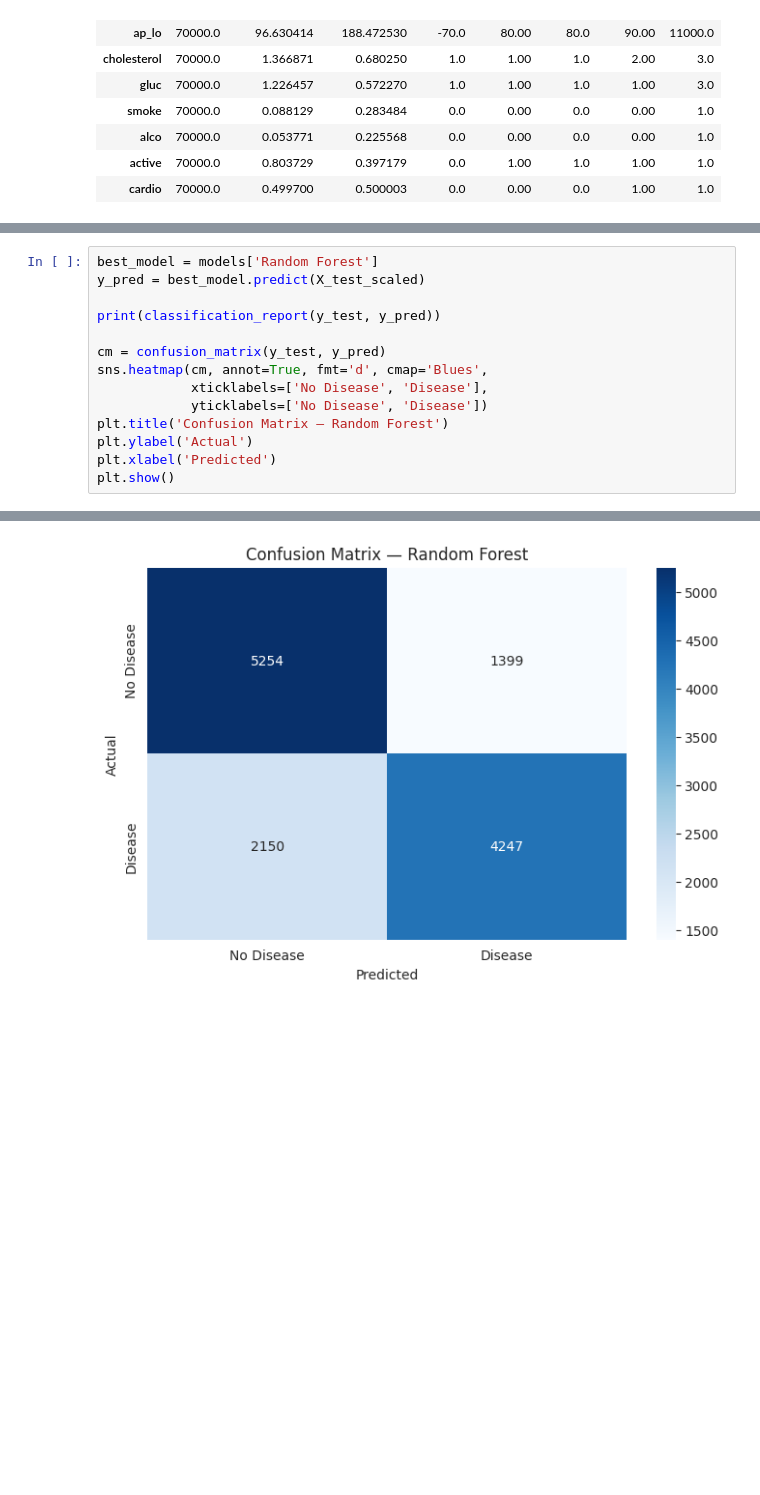
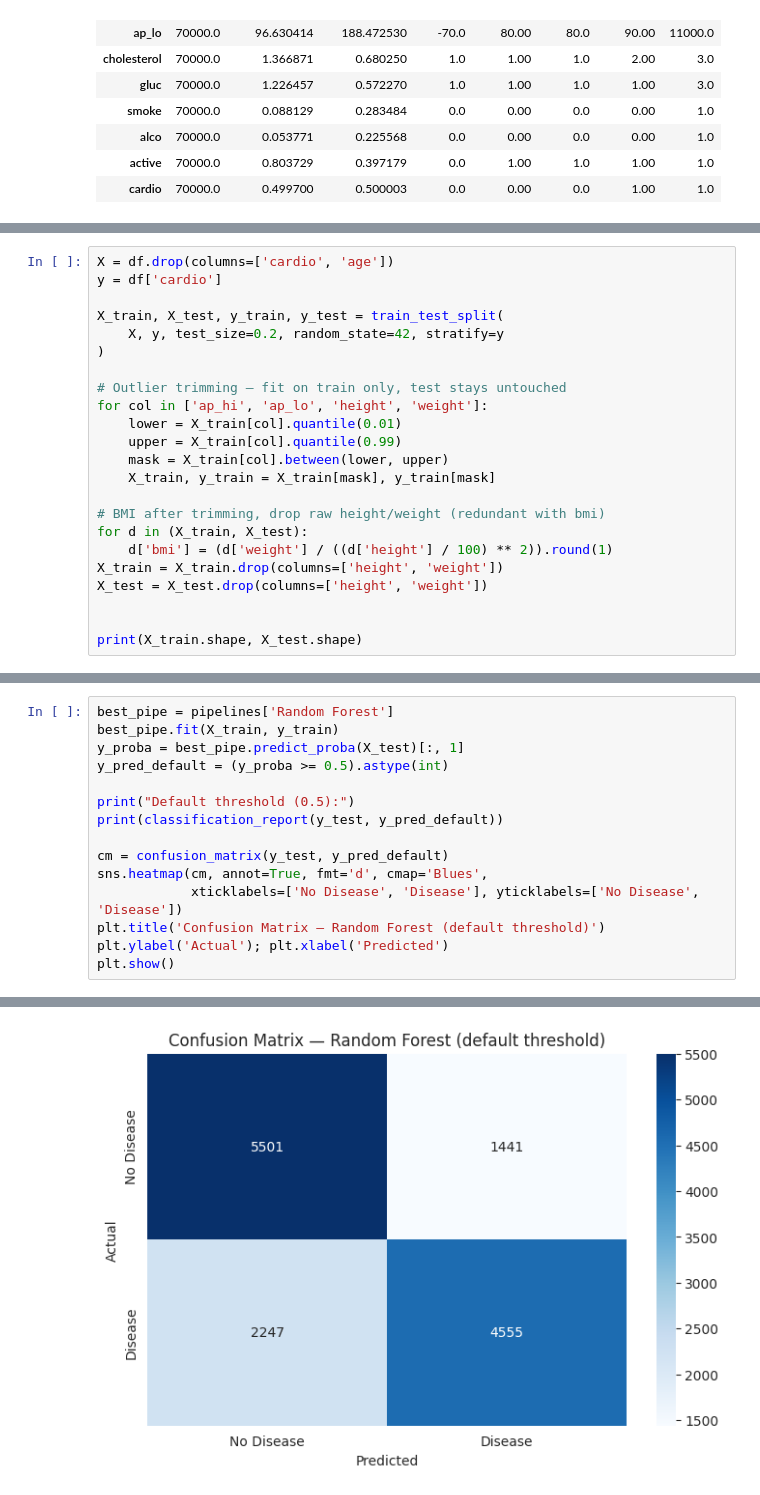
Before and after one commit to Amsulakshmi/cardiovascular-disease-prediction, a Jupyter notebook: Cardiovascular-disease-prediction.ipynb, the cells around one changed output, grey strips where cells are left out. Cells and saved outputs as stored; diff of their text form; blank space fills up the shorter version.

```diff
--- a/Cardiovascular-disease-prediction.ipynb
+++ b/Cardiovascular-disease-prediction.ipynb
@@ -235,0 +213,23 @@ Random Forest: Accuracy = 0.7280, ROC-AUC = 0.7958
+# %%
+X = df.drop(columns=['cardio', 'age'])
+y = df['cardio']
+
+X_train, X_test, y_train, y_test = train_test_split(
+    X, y, test_size=0.2, random_state=42, stratify=y
+)
+
+# Outlier trimming — fit on train only, test stays untouched
+for col in ['ap_hi', 'ap_lo', 'height', 'weight']:
+    lower = X_train[col].quantile(0.01)
+    upper = X_train[col].quantile(0.99)
+    mask = X_train[col].between(lower, upper)
+    X_train, y_train = X_train[mask], y_train[mask]
+
+# BMI after trimming, drop raw height/weight (redundant with bmi)
+for d in (X_train, X_test):
+    d['bmi'] = (d['weight'] / ((d['height'] / 100) ** 2)).round(1)
+X_train = X_train.drop(columns=['height', 'weight'])
+X_test = X_test.drop(columns=['height', 'weight'])
+
+
+print(X_train.shape, X_test.shape)
@@ -236,15 +286,16 @@ Random Forest: Accuracy = 0.7280, ROC-AUC = 0.7958
 # %%
-best_model = models['Random Forest']
-y_pred = best_model.predict(X_test_scaled)
+best_pipe = pipelines['Random Forest']
+best_pipe.fit(X_train, y_train)
+y_proba = best_pipe.predict_proba(X_test)[:, 1]
+y_pred_default = (y_proba >= 0.5).astype(int)
 
-print(classification_report(y_test, y_pred))
+print("Default threshold (0.5):")
+print(classification_report(y_test, y_pred_default))
 
-cm = confusion_matrix(y_test, y_pred)
+cm = confusion_matrix(y_test, y_pred_default)
 sns.heatmap(cm, annot=True, fmt='d', cmap='Blues',
-            xticklabels=['No Disease', 'Disease'],
-            yticklabels=['No Disease', 'Disease'])
-plt.title('Confusion Matrix — Random Forest')
-plt.ylabel('Actual')
-plt.xlabel('Predicted')
+            xticklabels=['No Disease', 'Disease'], yticklabels=['No Disease', 'Disease'])
+plt.title('Confusion Matrix — Random Forest (default threshold)')
+plt.ylabel('Actual'); plt.xlabel('Predicted')
 plt.show()
 # %% [output]
@@ -259 +311 @@ weighted avg       0.73      0.73      0.73     13050
-[figure, old version]
+[figure, new version]
```
Also changed, not shown: parts of 33 cells of this notebook.
